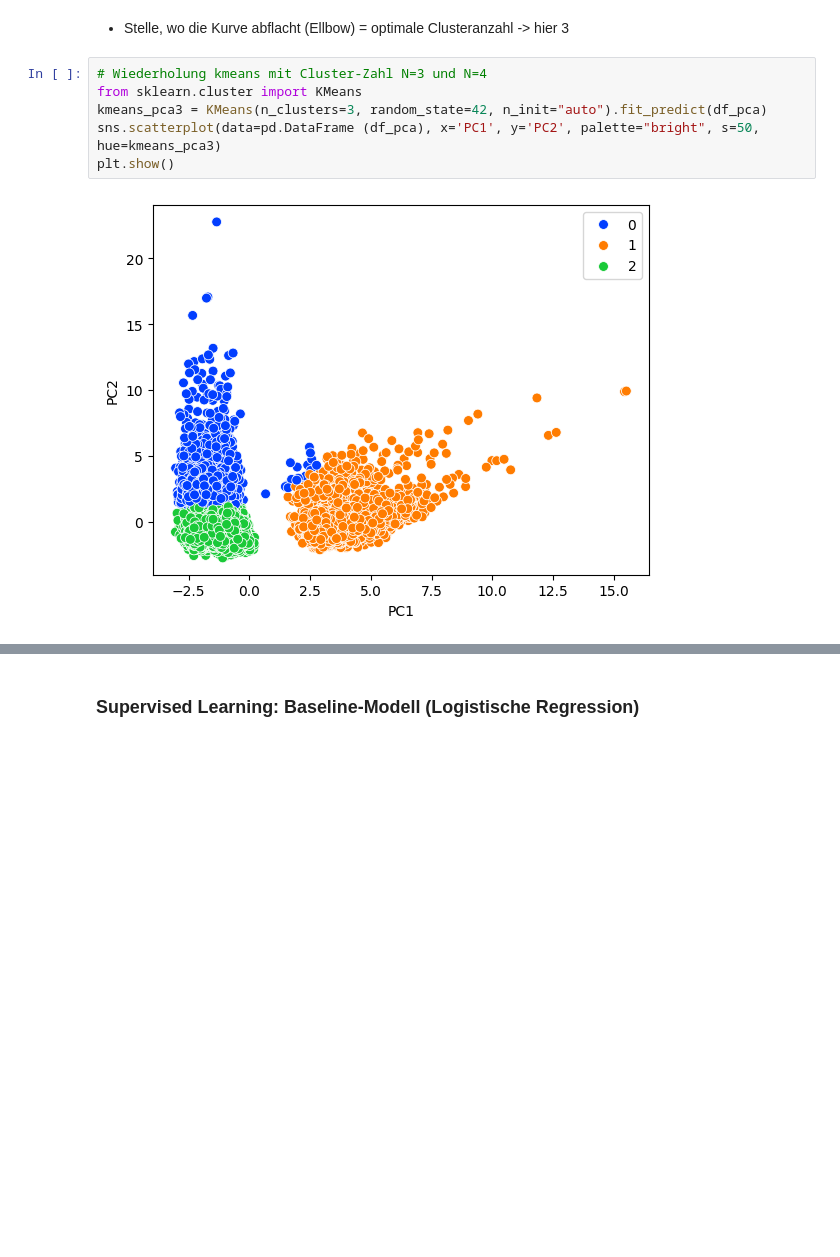
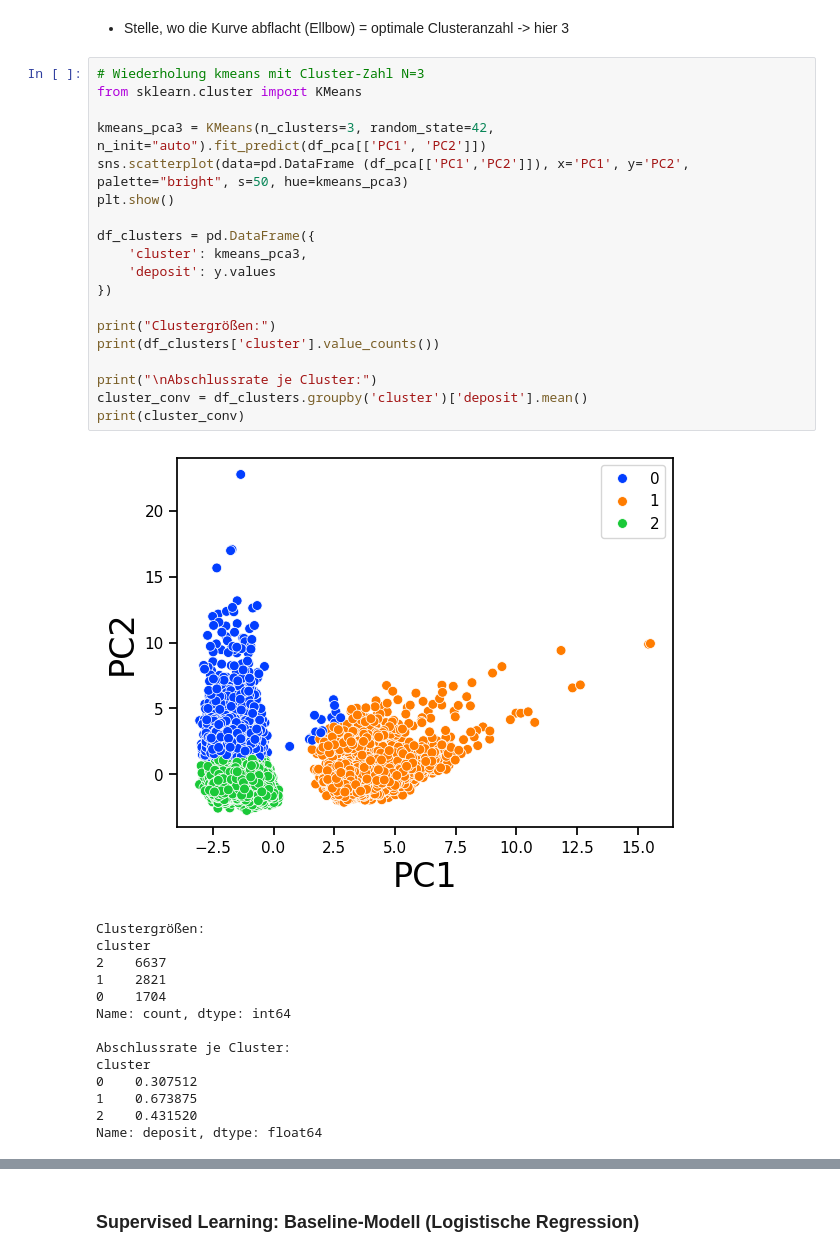
Before and after one commit to elias06-dev/pruefung_data_science-Gruppe_8, a Jupyter notebook: Notebook/notebook_pruefung copy.ipynb, the cells around one changed output, grey strips where cells are left out. Saved outputs shown, nothing was run; the diff lists cells and outputs as text; blank space fills up the shorter version.

```diff
--- a/Notebook/notebook_pruefung copy.ipynb
+++ b/Notebook/notebook_pruefung copy.ipynb
@@ -1253,13 +1263,39 @@ plt.show()
 - Stelle, wo die Kurve abflacht (Ellbow) = optimale Clusteranzahl
 -> hier 3
 # %%
-# Wiederholung kmeans mit Cluster-Zahl N=3 und N=4
+# Wiederholung kmeans mit Cluster-Zahl N=3
 from sklearn.cluster import KMeans
-kmeans_pca3 = KMeans(n_clusters=3, random_state=42, n_init="auto").fit_predict(df_pca)
-sns.scatterplot(data=pd.DataFrame (df_pca), x='PC1', y='PC2', palette="bright", s=50, hue=kmeans_pca3)
+
+kmeans_pca3 = KMeans(n_clusters=3, random_state=42, n_init="auto").fit_predict(df_pca[['PC1', 'PC2']])
+sns.scatterplot(data=pd.DataFrame (df_pca[['PC1','PC2']]), x='PC1', y='PC2', palette="bright", s=50, hue=kmeans_pca3)
 plt.show()
+
+df_clusters = pd.DataFrame({
+    'cluster': kmeans_pca3,
+    'deposit': y.values
+})
+
+print("Clustergrößen:")
+print(df_clusters['cluster'].value_counts())
+
+print("\nAbschlussrate je Cluster:")
+cluster_conv = df_clusters.groupby('cluster')['deposit'].mean()
+print(cluster_conv)
 # %% [output]
-[figure, old version]
+[figure, new version]
+Clustergrößen:
+cluster
+2    6637
+1    2821
+0    1704
+Name: count, dtype: int64
+
+Abschlussrate je Cluster:
+cluster
+0    0.307512
+1    0.673875
+2    0.431520
+Name: deposit, dtype: float64
 # %% [markdown]
 ### Interpretation
 
```
Also changed, not shown: parts of 20 cells of this notebook.
